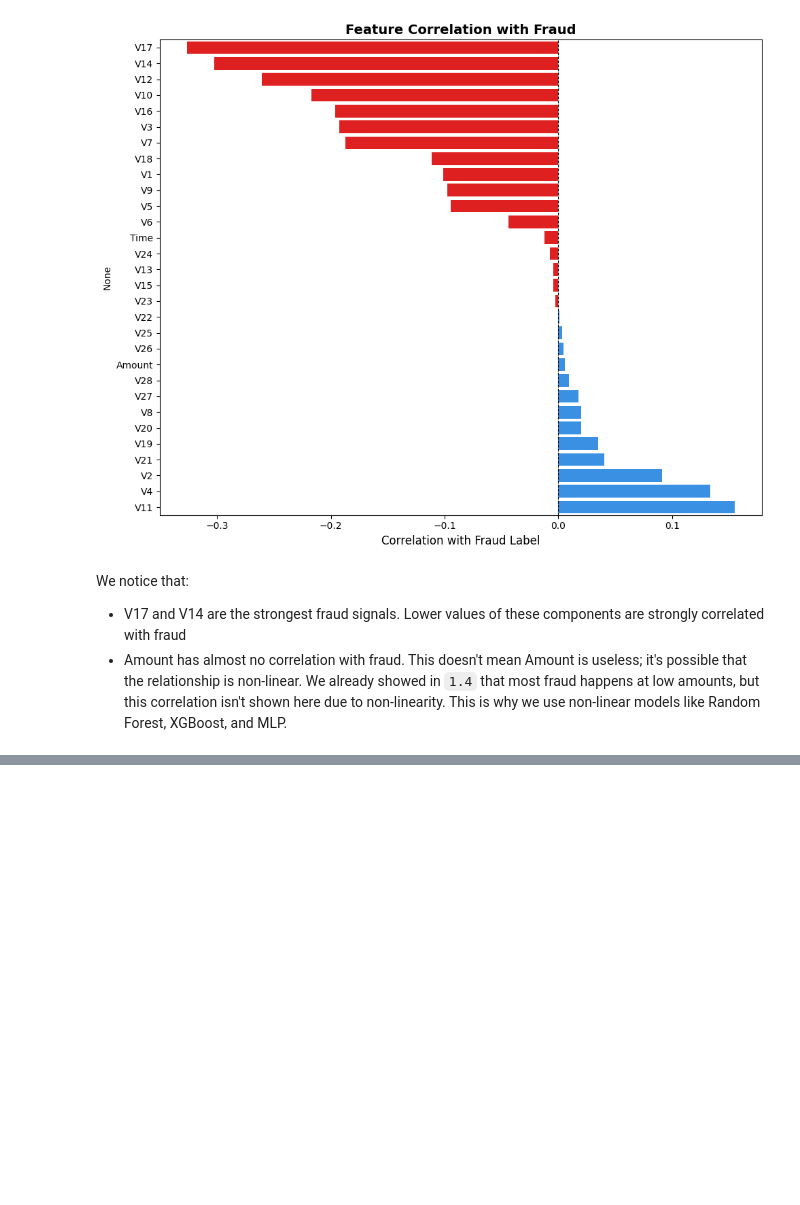
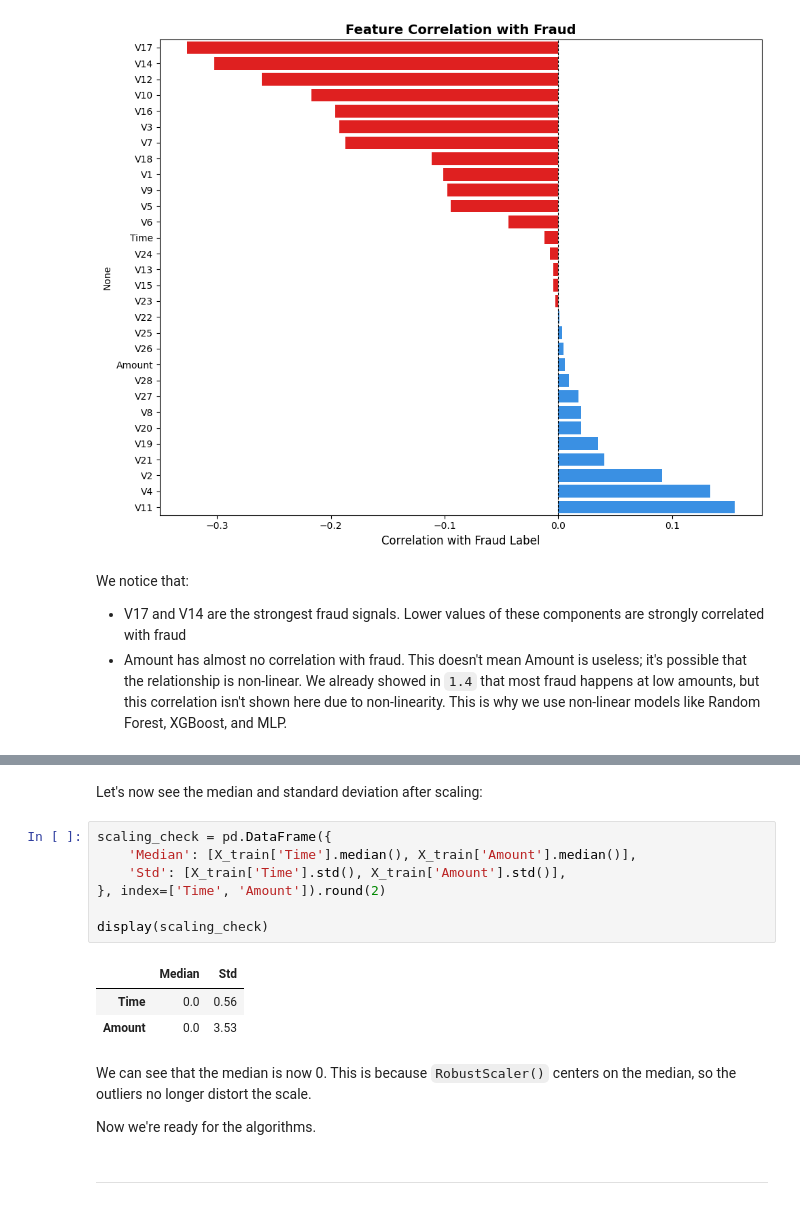
Before and after one commit to ShawarmaOnGit/ML-Assessment, a Jupyter notebook: credit_card_fraud_detection.ipynb, the cells around one changed output, grey strips where cells are left out. Cells and saved outputs as stored; diff of their text form; blank space fills up the shorter version.

```diff
--- a/credit_card_fraud_detection.ipynb
+++ b/credit_card_fraud_detection.ipynb
@@ -247,0 +300,19 @@ We notice that:
+# %% [markdown]
+Let's now see the median and standard deviation after scaling:
+# %%
+scaling_check = pd.DataFrame({
+    'Median': [X_train['Time'].median(), X_train['Amount'].median()],
+    'Std': [X_train['Time'].std(), X_train['Amount'].std()],
+}, index=['Time', 'Amount']).round(2)
+
+display(scaling_check)
+# %% [output]
+|  | Median | Std |
+| Time | 0.0 | 0.56 |
+| Amount | 0.0 | 3.53 |
+# %% [markdown]
+We can see that the median is now 0. This is because `RobustScaler()` centers on the median, so the outliers no longer distort the scale.
+
+Now we're ready for the algorithms.
+# %% [markdown]
+---
```
Also changed, not shown: parts of 15 cells of this notebook.
